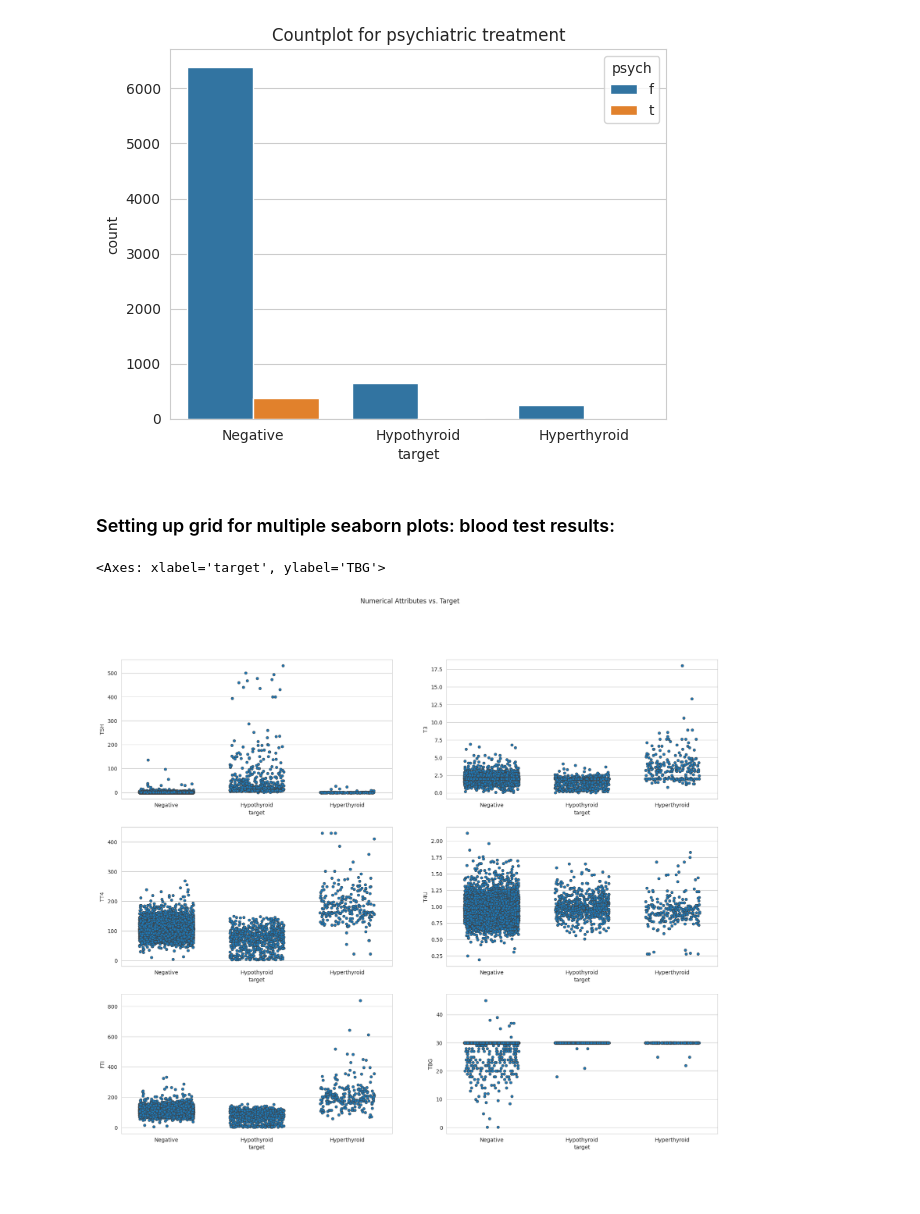
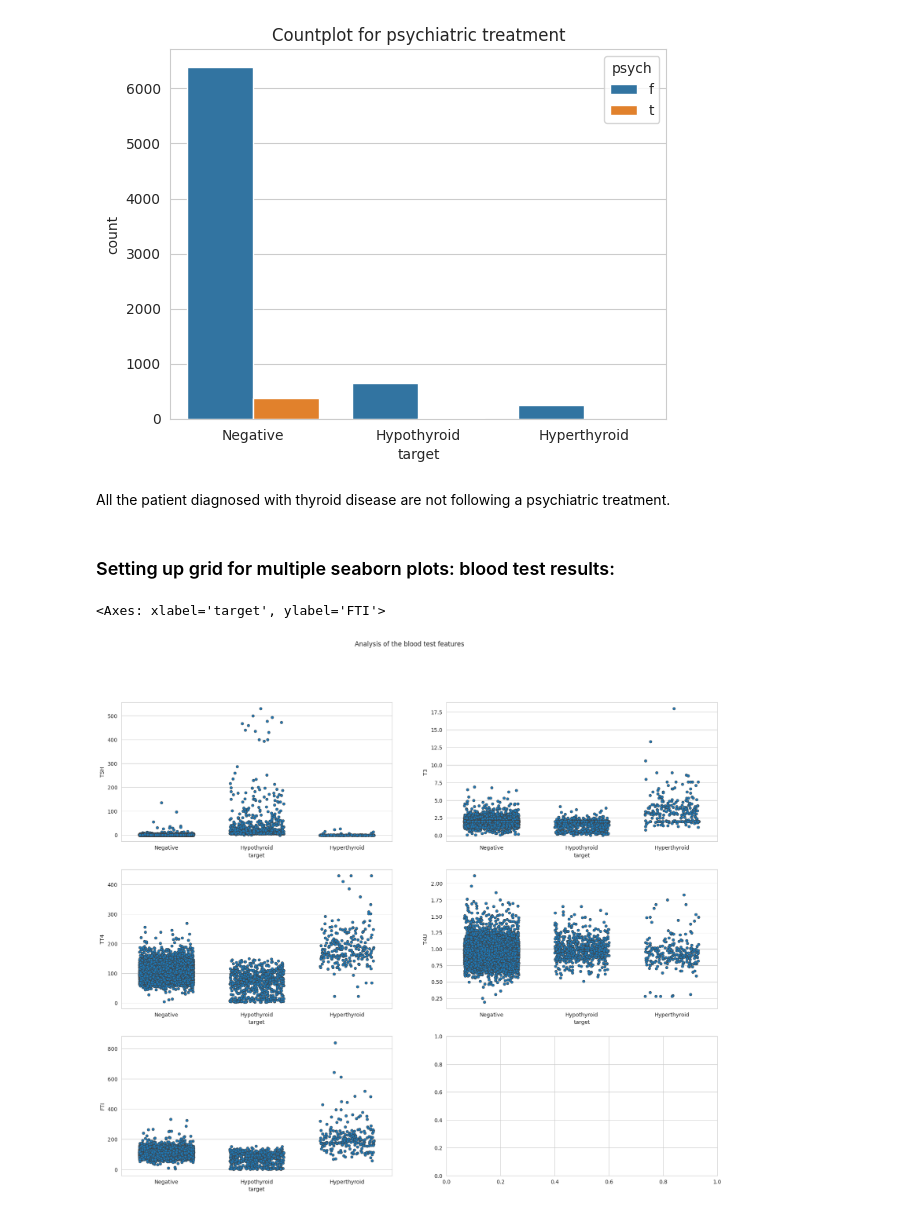
Before and after one commit to AsmaBenHmidene/Thyroid-disease-medical-diagnosis-prediction, a Jupyter notebook: Clean_and_explore_dataset.ipynb, the cells around one changed output. Saved outputs shown, nothing was run; the diff lists cells and outputs as text; code cells hidden in the pictures; blank space fills up the shorter version.

```diff
--- a/Clean_and_explore_dataset.ipynb
+++ b/Clean_and_explore_dataset.ipynb
@@ -285,0 +282,3 @@ There are missing value in TSH , T3, TT4, T4U, FTI and TBG. All of them are nume
+# %%
+df.drop(['TBG'], axis=1, inplace=True)
+df.head()
@@ -375,3 +374,0 @@ The distribution is normal, therefore the missing value will be imputed with the
-# %%
-df['TBG'].fillna(df['TBG'].mean(), inplace = True)
-df['TBG'].isna().sum()
@@ -894,25 +919,25 @@ plt.title("Countplot for psychiatric treatment")
 # %% [output]
 Text(0.5, 1.0, 'Countplot for psychiatric treatment')
 [figure]
+# %% [markdown]
+All the patient diagnosed with thyroid disease are not following a psychiatric treatment.
 # %% [markdown]
 ### Setting up grid for multiple seaborn plots: blood test results:
 # %%
 fig, axes = plt.subplots(3,2,figsize=(20,16))
-fig.suptitle('Numerical Attributes vs. Target')
+fig.suptitle('Analysis of the blood test features')
 sns.set_style('whitegrid');
 
 # TSH vs. 'target'
 sns.stripplot(x=df.target, y=df.TSH, linewidth=0.6, jitter= 0.3, ax=axes[0, 0])
 # T3 vs. 'target'
 sns.stripplot(x=df.target, y=df.T3, linewidth=0.6, jitter= 0.3, ax=axes[0, 1])
 # TT4 vs. 'target'
 sns.stripplot(x=df.target, y=df.TT4, linewidth=0.6, jitter= 0.3, ax=axes[1, 0])
 # T4U vs. 'target'
 sns.stripplot(x=df.target, y=df.T4U, linewidth=0.6, jitter= 0.3, ax=axes[1, 1])
 # FTI vs. 'target'
 sns.stripplot(x=df.target, y=df.FTI, linewidth=0.6, jitter= 0.3, ax=axes[2, 0])
-# TBG vs. 'target'
-sns.stripplot(x=df.target, y=df.TBG, linewidth=0.6, jitter= 0.3, ax=axes[2, 1])
 # %% [output]
-<Axes: xlabel='target', ylabel='TBG'>
+<Axes: xlabel='target', ylabel='FTI'>
-[figure, old version]
+[figure, new version]
```
Also changed, not shown: parts of 35 cells of this notebook.
